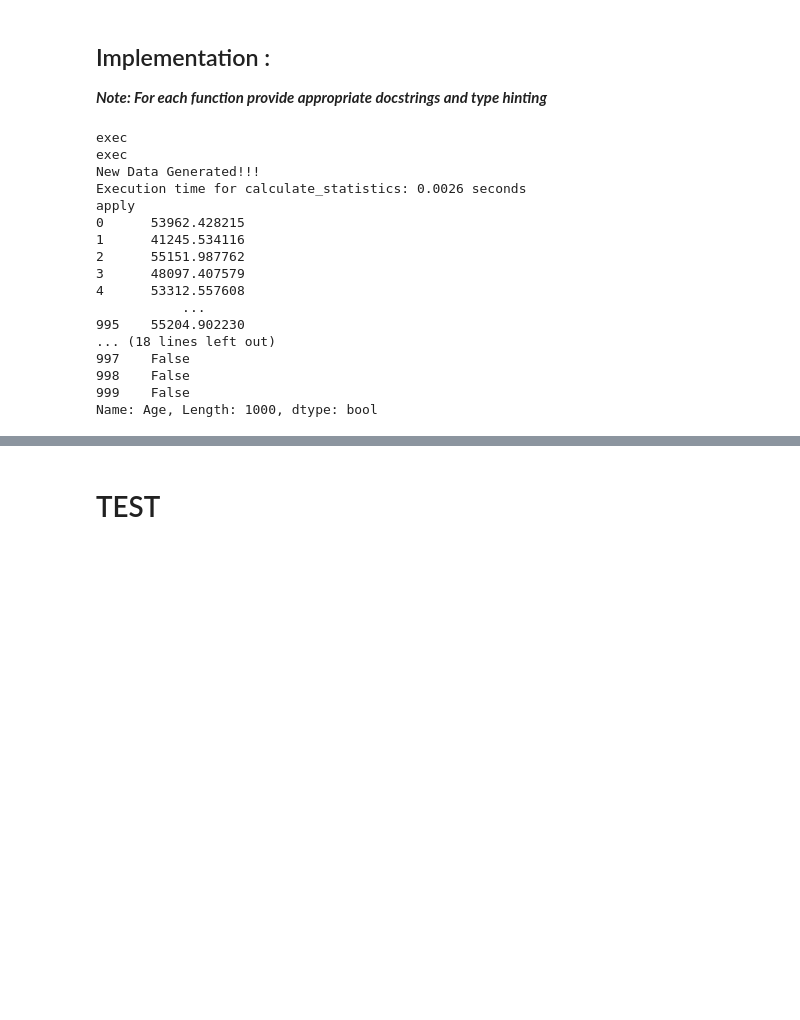
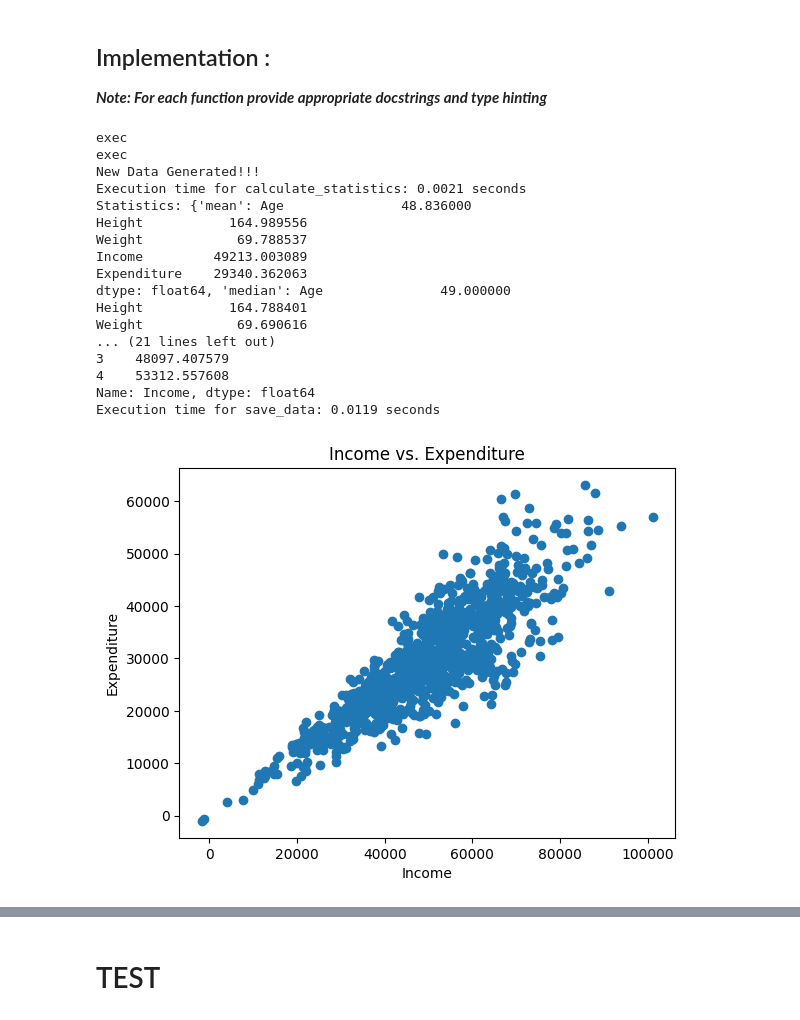
Before and after one commit to brandon-mason/cs4337-collabs, a Jupyter notebook: QuestionWarmUpPython.ipynb, the cells around one changed output, grey strips where cells are left out. Drawn from its saved outputs; the diff is of its cells as text; code cells hidden in the pictures; blank space fills up the shorter version.

```diff
--- a/QuestionWarmUpPython.ipynb
+++ b/QuestionWarmUpPython.ipynb
@@ -358,7 +358,7 @@ class DataConfig(param.Parameterized):
         super().__init__(**params)
         self._generate()
 
-    @param.depends("num_samples", "age", "height", "weight", "income", "expenditure", "gender")
+    @param.depends('num_samples', 'age', 'height', 'weight', 'income', 'expenditure', 'gender', watch=True)
     def _generate(self, *events) -> pd.DataFrame:
         """
         This function uses the mean and standard deviation values provided by the classes parameters to generate random
@@ -618,19 +618,14 @@ class AdvancedDataAnalyzer:
         return
 
       altered_column = self.data[column].apply(func)
-      print("apply")
-      print(altered_column)
-      print("apply")
       return altered_column
 
     def lazy_filter(self, column, condition):
-      new_df: pd.DataFrame = param.DataFrame(default=pd.DataFrame())
+      new_df: pd.DataFrame = self.data
 
       for index, row in self.data.iterrows():
-        altered_column = self.data[column].apply(condition)
-
-
-        # print(row)
+        if condition(row[column]):
+          yield row
 
       return
 
@@ -638,16 +633,10 @@ class AdvancedDataAnalyzer:
       if not column in self._data.data:
         print(f"Column '{column}' does not exist.")
         return
-      print("no")
-      # print(self.data[column])
-      print("no")
-      print("apply")
-      # print(self.data[column].apply(condition))
-      print("apply")
-      altered_column = self.data[column].apply(condition)
-      print(altered_column)
 
-      return altered_column
+      filtered = self.data[self.data[column].apply(condition)]
+
+      return filtered
 
     def visualize_relationship(self, column_x, column_y):
       if not column_x in self._data.data:
@@ -700,55 +689,56 @@ class AdvancedDataAnalyzer:
 if __name__ == "__main__":
     # Initialize DataConfig with default parameters
     config = DataConfig()
 
     # Create an AdvancedDataAnalyzer instance using the config
     analyzer = AdvancedDataAnalyzer(config)
 
     # Calculate statistics
     stats = analyzer.calculate_statistics()
-    # print("Statistics:", stats)
+    print("Statistics:", stats)
 
     # Group by Gender and calculate mean
     grouped_data = analyzer.group_by_column("Gender")
-    # print("Grouped by Gender:", grouped_data)
+    print("Grouped by Gender:", grouped_data)
 
     # Apply a function to increase all Income by 10%
     increased_income = analyzer.apply_function("Income", lambda x: x * 1.1)
-    # print("Increased Income:", increased_income.head())
+    print("Increased Income:", increased_income.head())
 
     # Save data to CSV
-    # analyzer.save_data(format='csv', file_path="synthetic_data")
+    analyzer.save_data(format='csv', file_path="synthetic_data")
 
     # Visualize relationship between Income and Expenditure
-    # analyzer.visualize_relationship("Income", "Expenditure")
+    analyzer.visualize_relationship("Income", "Expenditure")
 
     # Visualize Age distribution
-    # analyzer.visualize_distribution("Age")
+    analyzer.visualize_distribution("Age")
 
     # Filter data using filter_data (e.g., Age > 50)
     filtered_data = analyzer.filter_data('Age', lambda x: x > 50)
-    # print("Filtered Data (Age > 50):", filtered_data.head())
+    print("Filtered Data (Age > 50):", filtered_data.head())
 
     # Lazily filter data using lazy_filter
-    # filtered_rows = analyzer.lazy_filter('Age', lambda x: x > 50)
-    # for row in filtered_rows:
-    #     print(row)
-    #     break  # Print only the first match to save output length
+    filtered_rows = analyzer.lazy_filter('Age', lambda x: x > 50)
+    for row in filtered_rows:
+        print(row)
+        break  # Print only the first match to save output length
 # %% [output]
 exec
 exec
 New Data Generated!!!
-Execution time for calculate_statistics: 0.0026 seconds
-apply
-0      53962.428215
-1      41245.534116
-2      55151.987762
-3      48097.407579
-4      53312.557608
-           ...
-995    55204.902230
-... (18 lines left out)
-997    False
-998    False
-999    False
-Name: Age, Length: 1000, dtype: bool
+Execution time for calculate_statistics: 0.0021 seconds
+Statistics: {'mean': Age               48.836000
+Height           164.989556
+Weight            69.788537
+Income         49213.003089
+Expenditure    29340.362063
+dtype: float64, 'median': Age               49.000000
+Height           164.788401
+Weight            69.690616
+... (21 lines left out)
+3    48097.407579
+4    53312.557608
+Name: Income, dtype: float64
+Execution time for save_data: 0.0119 seconds
+[figure, added]
```
Also changed, not shown: parts of 2 cells of this notebook.
